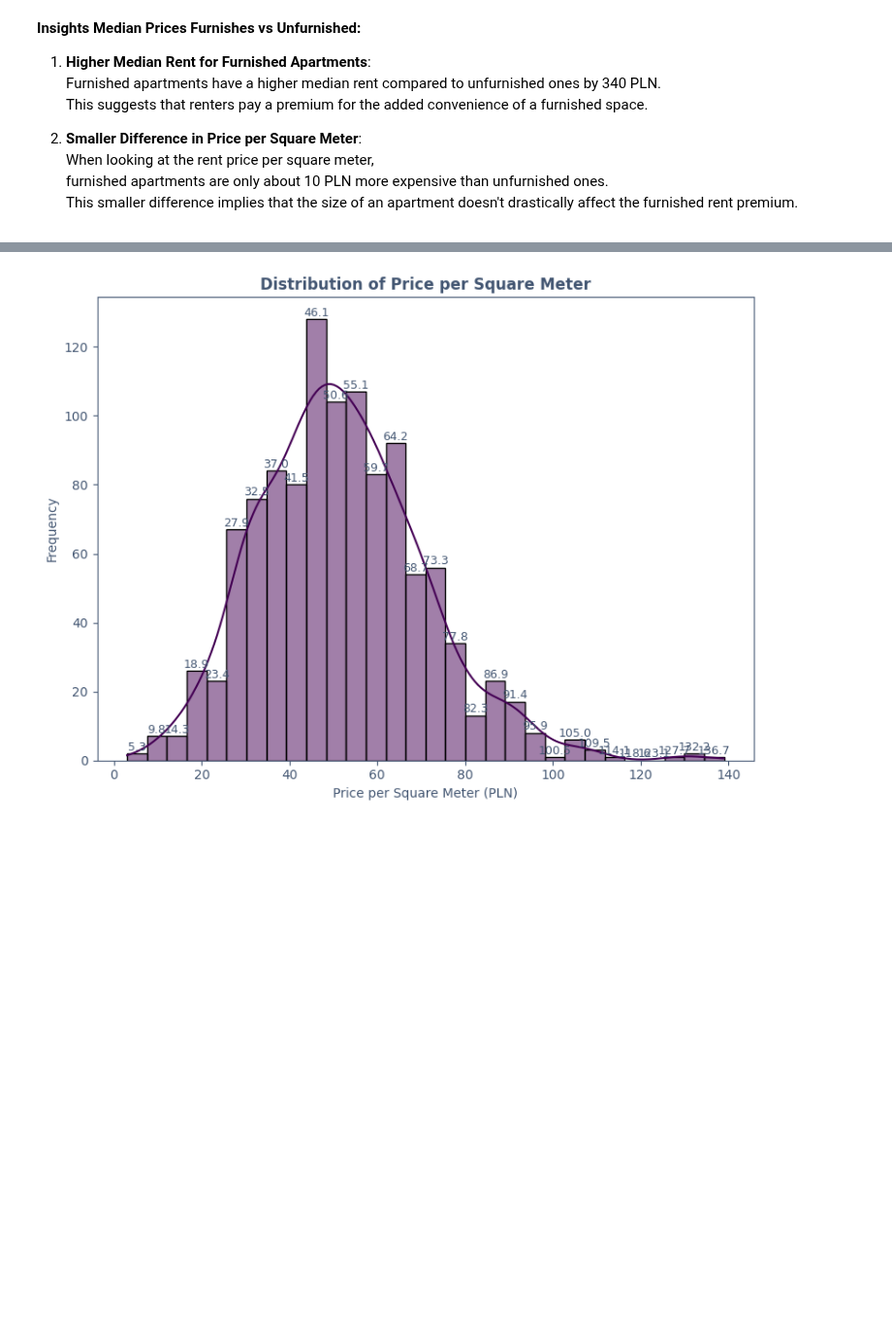
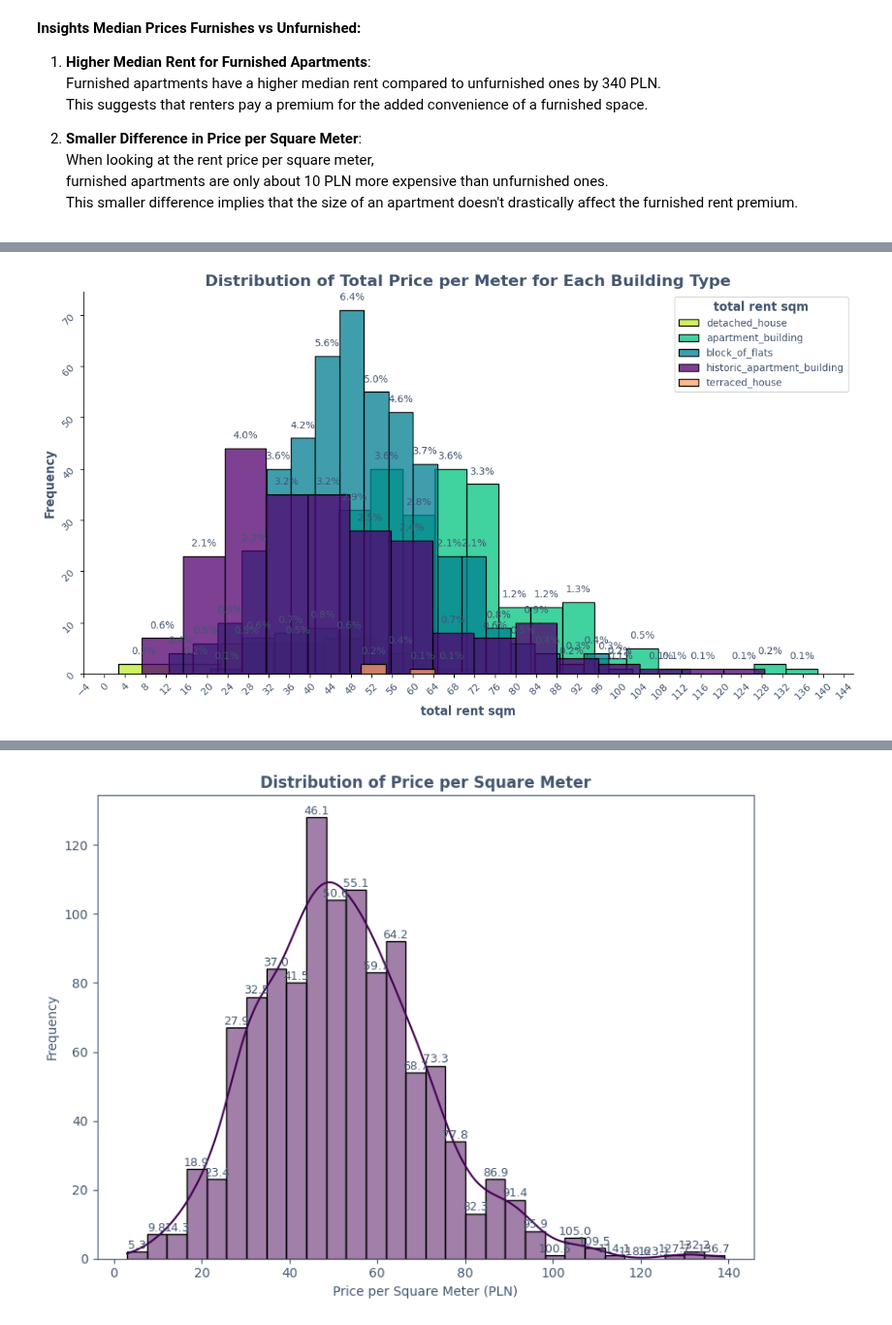
Before and after one commit to Luk-kar/Home-Market-Harvester, a Jupyter notebook: notebooks/003_EDA.ipynb, the cells around one changed output, grey strips where cells are left out. Shown at 97% size. Drawn from its saved outputs; the diff is of its cells as text; code cells hidden in the pictures; blank space fills up the shorter version.

```diff
--- a/notebooks/003_EDA.ipynb
+++ b/notebooks/003_EDA.ipynb
@@ -568,0 +663,11 @@ This smaller difference implies that the size of an apartment doesn't drasticall
+# %%
+show_categorical_data_percentage_distribution(
+    combined_df,
+    ('type_and_year', 'building_type'),
+    ('pricing', 'total_rent_sqm'),
+    'Distribution of Total Price per Meter for Each Building Type',
+    x_ticks_number= 40,
+    x_ticks_rotation= True
+    )
+# %% [output]
+[figure, added]
```
Also changed, not shown: parts of 20 cells of this notebook, 1 other file.
